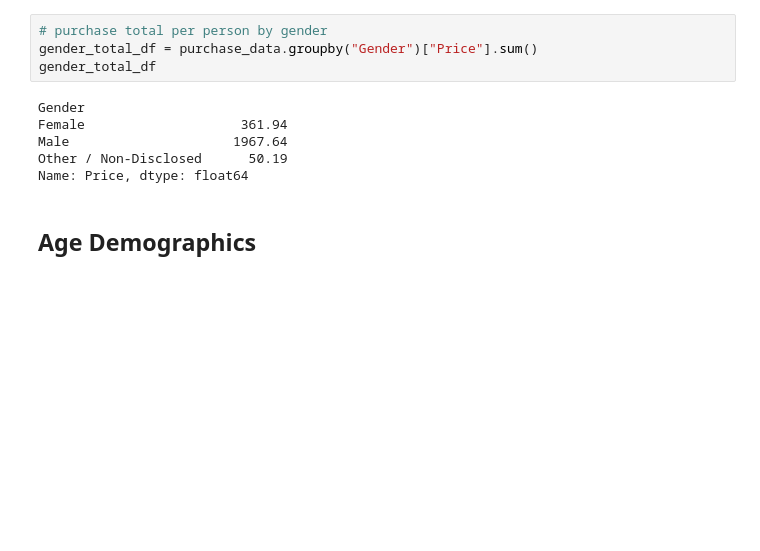
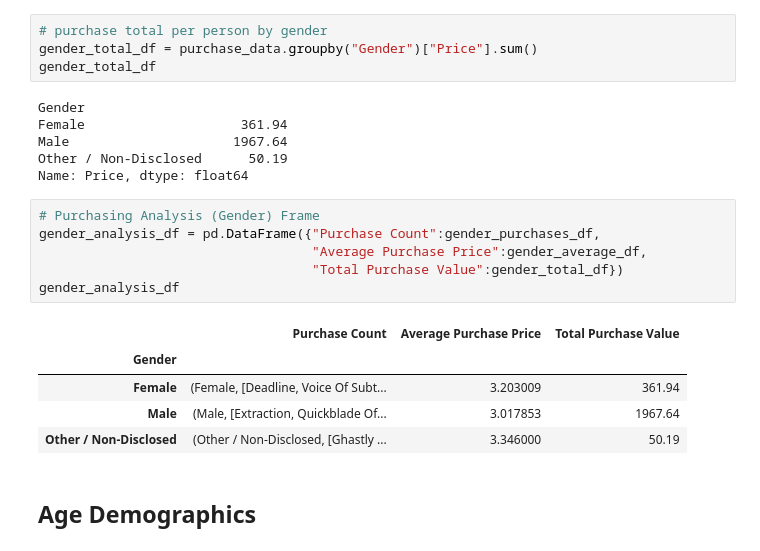
Before and after one commit to kaveh1933/pandas-challenge, a Jupyter notebook: HeroesOfPymoli/HeroesOfPymoli_starter.ipynb, the cells around one changed output. Drawn from its saved outputs; the diff is of its cells as text; blank space fills up the shorter version.

```diff
--- a/HeroesOfPymoli/HeroesOfPymoli_starter.ipynb
+++ b/HeroesOfPymoli/HeroesOfPymoli_starter.ipynb
@@ -145,6 +145,18 @@ Female                    361.94
 Male                     1967.64
 Other / Non-Disclosed      50.19
 Name: Price, dtype: float64
+# %%
+# Purchasing Analysis (Gender) Frame
+gender_analysis_df = pd.DataFrame({"Purchase Count":gender_purchases_df,
+                                   "Average Purchase Price":gender_average_df,
+                                   "Total Purchase Value":gender_total_df})
+gender_analysis_df
+# %% [output]
+|  | Purchase Count | Average Purchase Price | Total Purchase Value |
+| Gender |  |  |  |
+| Female | (Female, [Deadline, Voice Of Subt... | 3.203009 | 361.94 |
+| Male | (Male, [Extraction, Quickblade Of... | 3.017853 | 1967.64 |
+| Other / Non-Disclosed | (Other / Non-Disclosed, [Ghastly ... | 3.346000 | 50.19 |
 # %% [markdown]
 ## Age Demographics
 # %% [markdown]
```
Also changed, not shown: parts of 3 cells of this notebook.
